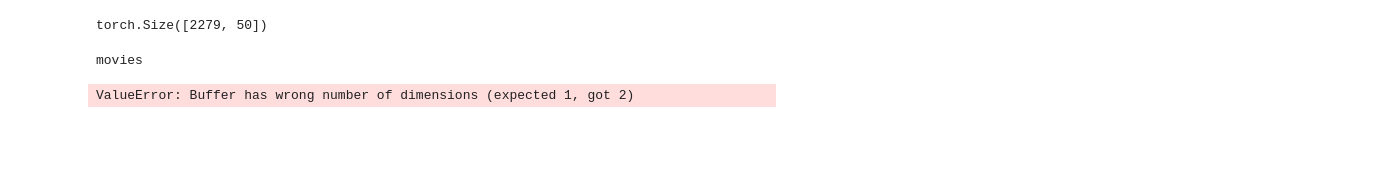
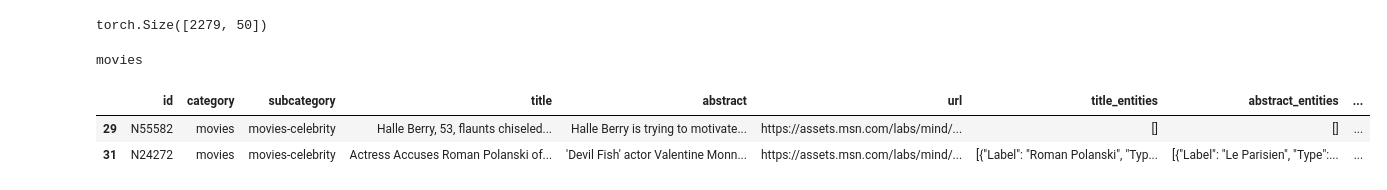
Before and after one commit to yvesaur/recome, a Jupyter notebook: server/data/recome_news.ipynb, the cells around one changed output. Saved outputs shown, nothing was run; the diff lists cells and outputs as text; code cells hidden in the pictures; blank space fills up the shorter version.

```diff
--- a/server/data/recome_news.ipynb
+++ b/server/data/recome_news.ipynb
@@ -431,20 +431,22 @@ torch.Size([2279, 50])
 # %%
 # Investigate different rows of the item embedding (articles embeddings) to see if the model works
 ## some examples N13259, N16636, N10272
 ## Can you find some examples that does not work good? Why?
 
-ind = item2ind.get("N55528")
+ind = item2ind.get("N10272")
 SelectedNews = news[news['id'] == "N306"].category.values[0]
 print(SelectedNews)
 # This calculates the cosine similarity and outputs the 10 most similar articles w.r.t to ind in descending order
 similarity = torch.nn.functional.cosine_similarity( itememb[ind], itememb, dim=0)
 # y_true = similarity.argsort(descending=False)-1
 # print(similarity)
 # print(y_true)
 most_sim = news[~news.ind.isna()].iloc[( similarity.argsort(descending=True).numpy()-1)]
 
 most_sim = most_sim[most_sim['category'] == SelectedNews]
 most_sim.head(100)
 # %% [output]
 movies
-ValueError: Buffer has wrong number of dimensions (expected 1, got 2)
+|  | id | category | subcategory | title | abstract | url | title_entities | abstract_entities | ... |
+| 29 | N55582 | movies | movies-celebrity | Halle Berry, 53, flaunts chiseled... | Halle Berry is trying to motivate... | https://assets.msn.com/labs/mind/... | [] | [] | ... |
+| 31 | N24272 | movies | movies-celebrity | Actress Accuses Roman Polanski of... | 'Devil Fish' actor Valentine Monn... | https://assets.msn.com/labs/mind/... | [{"Label": "Roman Polanski", "Typ... | [{"Label": "Le Parisien", "Type":... | ... |
```
Also changed, not shown: parts of 8 cells of this notebook, 8 other files.
